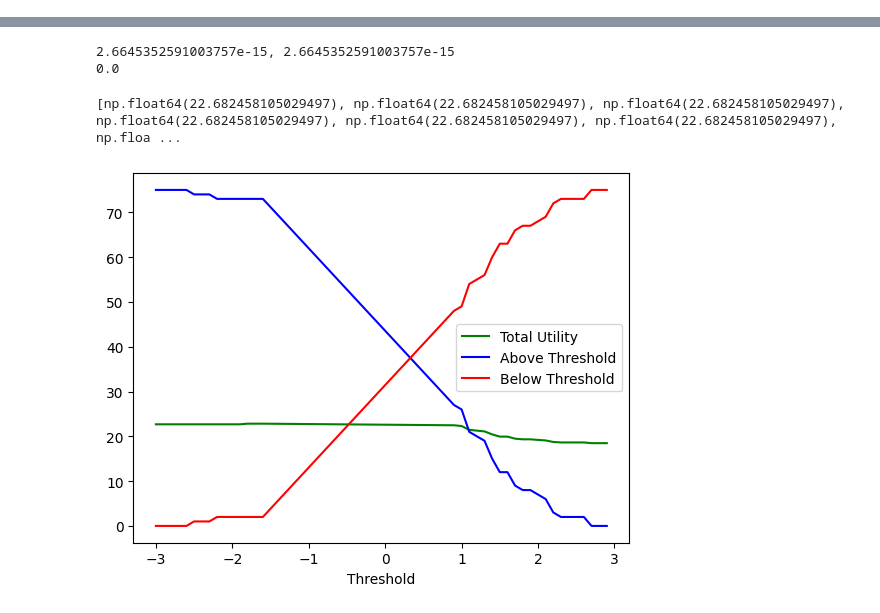
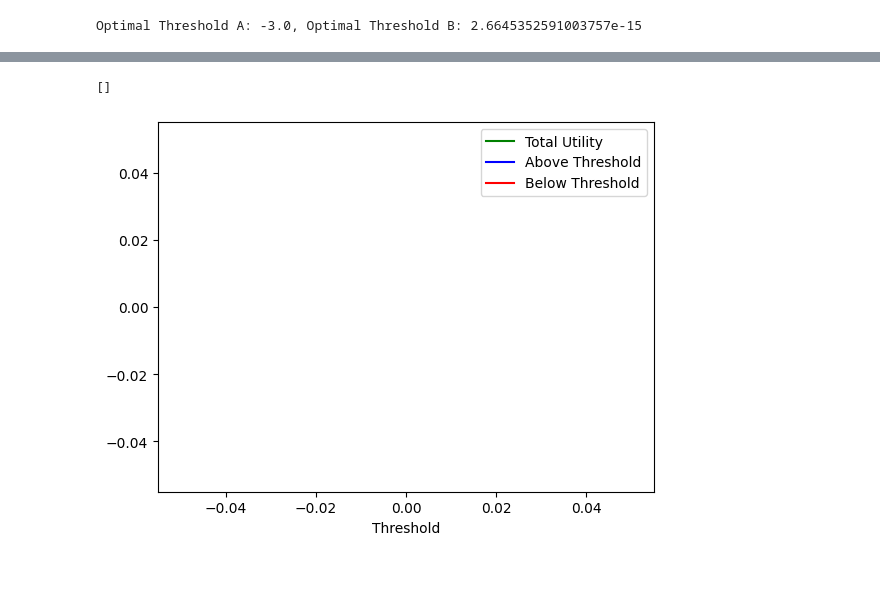
Before and after one commit to joeljins/RoAR, a Jupyter notebook: fairness/fair_thresholding_alt.ipynb, the cells around one changed output, grey strips where cells are left out. Cells and saved outputs as stored; diff of their text form; code cells hidden in the pictures; blank space fills up the shorter version.

```diff
--- a/fairness/fair_thresholding_alt.ipynb
+++ b/fairness/fair_thresholding_alt.ipynb
@@ -62,6 +63,30 @@ for alpha in tqdm(alphas):
         fair_threshold_A.append(thresh_A)
         fair_threshold_B.append(thresh_B)
         total_util.append(max_util)
+# %%
+'''w_a = len(a) / (len(a) + len(b))
+w_b = 1 - w_a
+from utils import expected
+delta_A = expected(a, c_plus, c_minus)
+delta_B = expected(b, c_plus, c_minus)
+
+thresholds = np.arange(range[0], range[1], interval)
+for threshold_A in thresholds:
+        for threshold_B in thresholds:
+            a = np.where(a + delta_A > threshold_A, a + delta_A, a )
+            b = np.where(b + delta_B > threshold_B, b + delta_B, b )
+            if np.abs( np.mean(a) - np.mean(b) ) > alpha:
+                continue
+            util = w_a * np.sum(expected(a, u_plus, u_minus)) + w_b * np.sum(expected(b, u_plus, u_minus))
+            max_util = util
+            opt_A = a
+            opt_B = b
+            thresh_A = threshold_A
+            thresh_B = threshold_B
+            break
+print(f"Optimal Threshold A: {thresh_A}, Optimal Threshold B: {thresh_B}")'''
+# %% [output]
+Optimal Threshold A: -3.0, Optimal Threshold B: 2.6645352591003757e-15
 # %%
 def plot_fairness(show_means=True, show_fair_thresholds=True, show_opt_thresholds=True, show_utility=True):
     plt.figure(figsize=(10, 6))
@@ -150,46 +175,44 @@ total_util = []
 above = []
 below = []
 unfair = []
-
+'''
 max_util = -np.inf
 for i in thresholds:
     B = np.where(b > i, b + expected(b, c_plus, c_minus), b)
     util = np.sum(expected(B, u_plus, u_minus))
     if  util > max_util:
         max_util = util
         opt_thresh = i
 
 print(f"{opt_thresh}, {fair_threshold_B[-1]}")
-print(opt_thresh - fair_threshold_B[-1])
+print(opt_thresh - fair_threshold_B[-1])'''
 opt_thresh = fair_threshold_B[-1]
 
 delta_A = expected(a, c_plus, c_minus)
 delta_B = expected(b, c_plus, c_minus)
-B = np.where(b > opt_thresh, b + delta_B, b)
-util_B = np.sum(expected(B, u_plus, u_minus))
+b = np.where(b > opt_thresh, b + delta_B, b)
+util_B = np.sum(expected(b, u_plus, u_minus))
 
 for threshold in tqdm(thresholds):
-    alpha = 0.56 # Fixed alpha value for this run
-    A = np.where(a > threshold, a + delta_A, a)
-    if np.abs(np.mean(A) - np.mean(B)) > alpha:
+    alpha = 0.55 # Fixed alpha value for this run
+    a = np.where(a > threshold, a + delta_A, a)
+    if np.abs(np.mean(a) - np.mean(b)) > alpha:
         unfair.append(threshold)
         continue
-    utility = np.sum(expected(A, u_plus, u_minus)) + util_B
-    above.append(len(np.where(A > threshold)[0]))
-    below.append(len(np.where(A <= threshold)[0]))
+    utility = np.sum(expected(a, u_plus, u_minus)) + util_B
+    above.append(len(np.where(a > threshold)[0]))
+    below.append(len(np.where(a <= threshold)[0]))
     total_util.append(utility)
     x1.append(threshold)
 
 plt.plot(x1, total_util, label='Total Utility', color='green')
 plt.plot(x1, above, label='Above Threshold', color='blue')
 plt.plot(x1, below, label='Below Threshold', color='red')
 
 plt.legend()
 plt.xlabel('Threshold')
 
 print(total_util)
 # %% [output]
-2.6645352591003757e-15, 2.6645352591003757e-15
-0.0
+[]
-[np.float64(22.682458105029497), np.float64(22.682458105029497), np.float64(22.682458105029497), np.float64(22.682458105029497), np.float64(22.682458105029497), np.float64(22.682458105029497), np.floa ...
-[figure, old version]
+[figure, new version]
```
Also changed, not shown: parts of 3 cells of this notebook.
